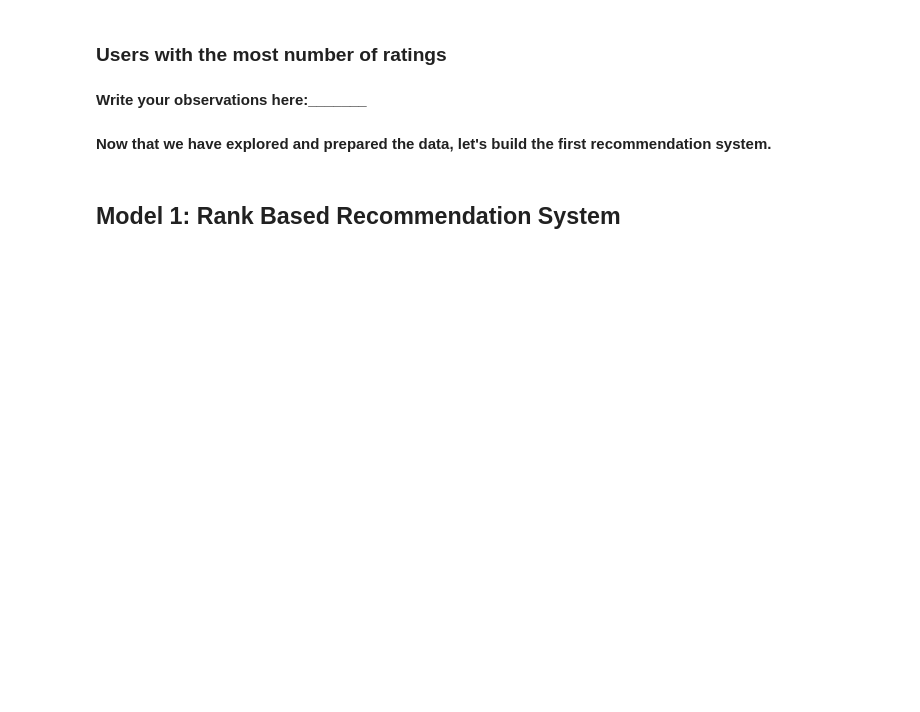
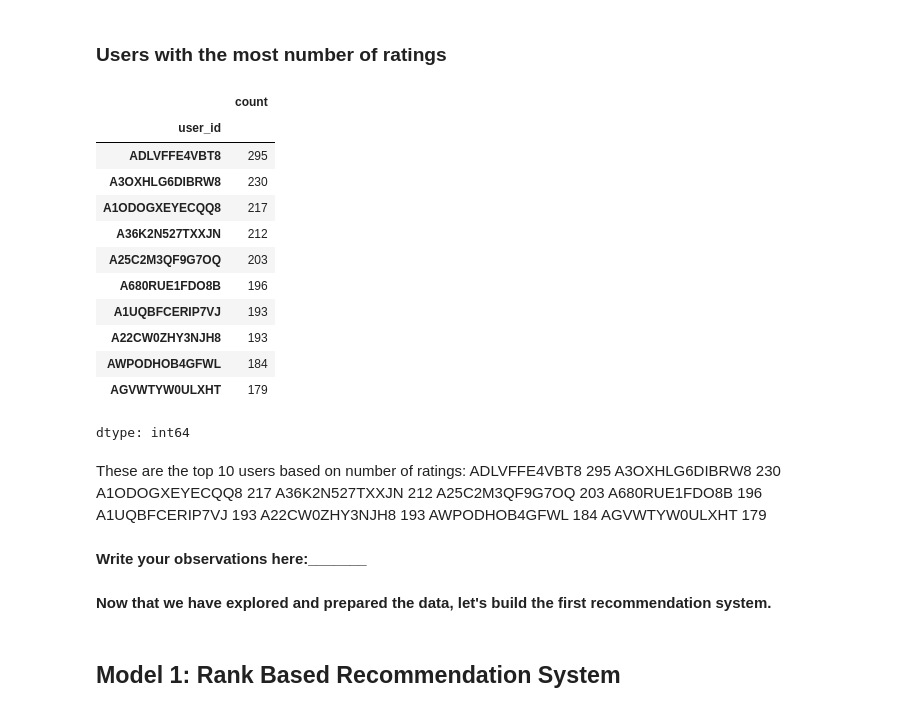
Before and after one commit to LarryHu208/MIT-AI-applied, a Jupyter notebook: RecommendationsElective/Recommendation_Systems_Learner_Notebook_Full_Code_upd.ipynb, the cells around one changed output. Cells and saved outputs as stored; diff of their text form; code cells hidden in the pictures; blank space fills up the shorter version.

```diff
--- a/RecommendationsElective/Recommendation_Systems_Learner_Notebook_Full_Code_upd.ipynb
+++ b/RecommendationsElective/Recommendation_Systems_Learner_Notebook_Full_Code_upd.ipynb
@@ -164,6 +274,33 @@ ___________
 ### **Users with the most number of ratings**
 # %%
 # Top 10 users based on the number of ratings
+df_final['user_id'].value_counts().head(10)
+# %% [output]
+|  | count |
+| user_id |  |
+| ADLVFFE4VBT8 | 295 |
+| A3OXHLG6DIBRW8 | 230 |
+| A1ODOGXEYECQQ8 | 217 |
+| A36K2N527TXXJN | 212 |
+| A25C2M3QF9G7OQ | 203 |
+| A680RUE1FDO8B | 196 |
+| A1UQBFCERIP7VJ | 193 |
+| A22CW0ZHY3NJH8 | 193 |
+| AWPODHOB4GFWL | 184 |
+| AGVWTYW0ULXHT | 179 |
+dtype: int64
+# %% [markdown]
+These are the top 10 users based on number of ratings:
+ADLVFFE4VBT8	295
+A3OXHLG6DIBRW8	230
+A1ODOGXEYECQQ8	217
+A36K2N527TXXJN	212
+A25C2M3QF9G7OQ	203
+A680RUE1FDO8B	196
+A1UQBFCERIP7VJ	193
+A22CW0ZHY3NJH8	193
+AWPODHOB4GFWL	184
+AGVWTYW0ULXHT	179
 # %% [markdown]
 **Write your observations here:_______**
 # %% [markdown]
```
Also changed, not shown: parts of 98 cells of this notebook.
